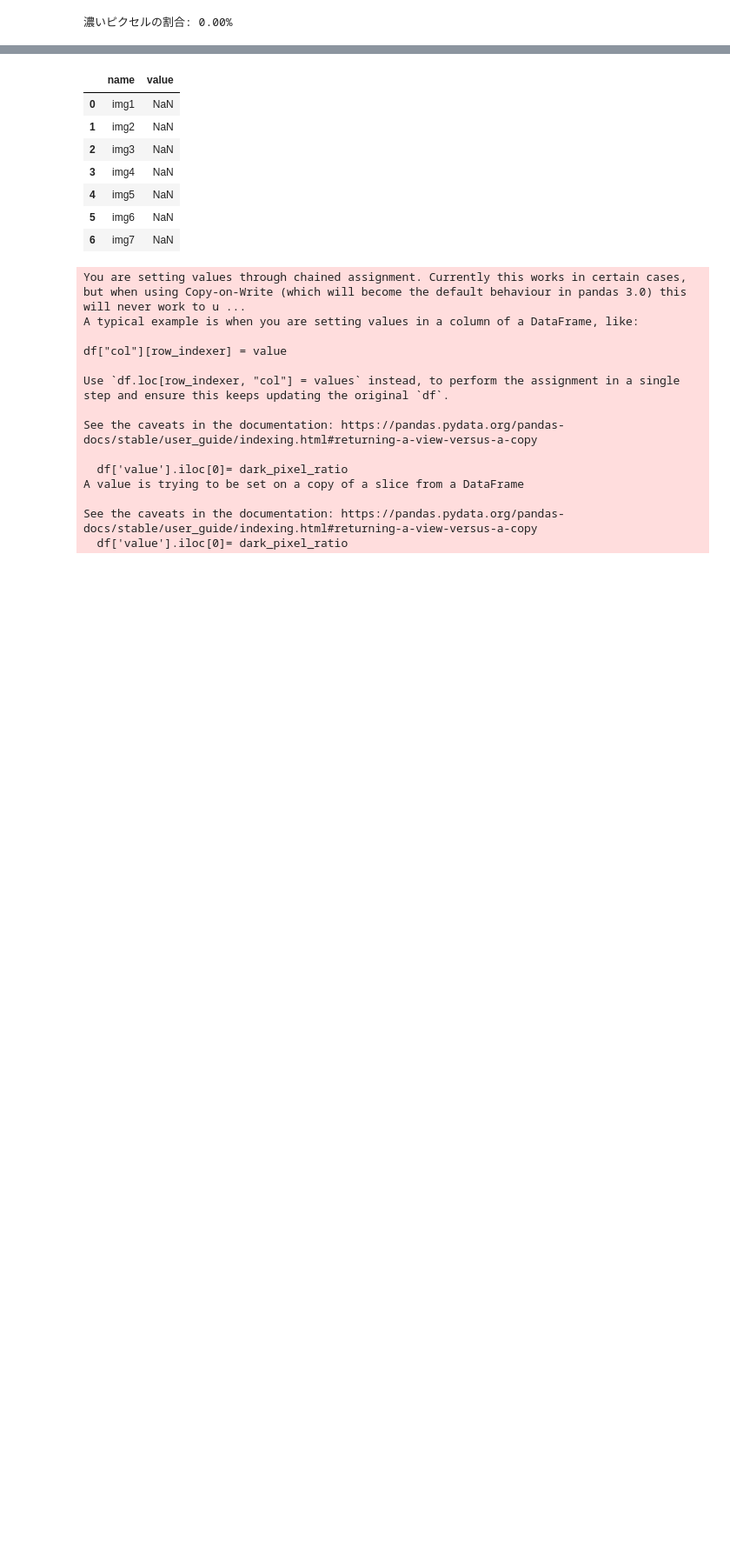
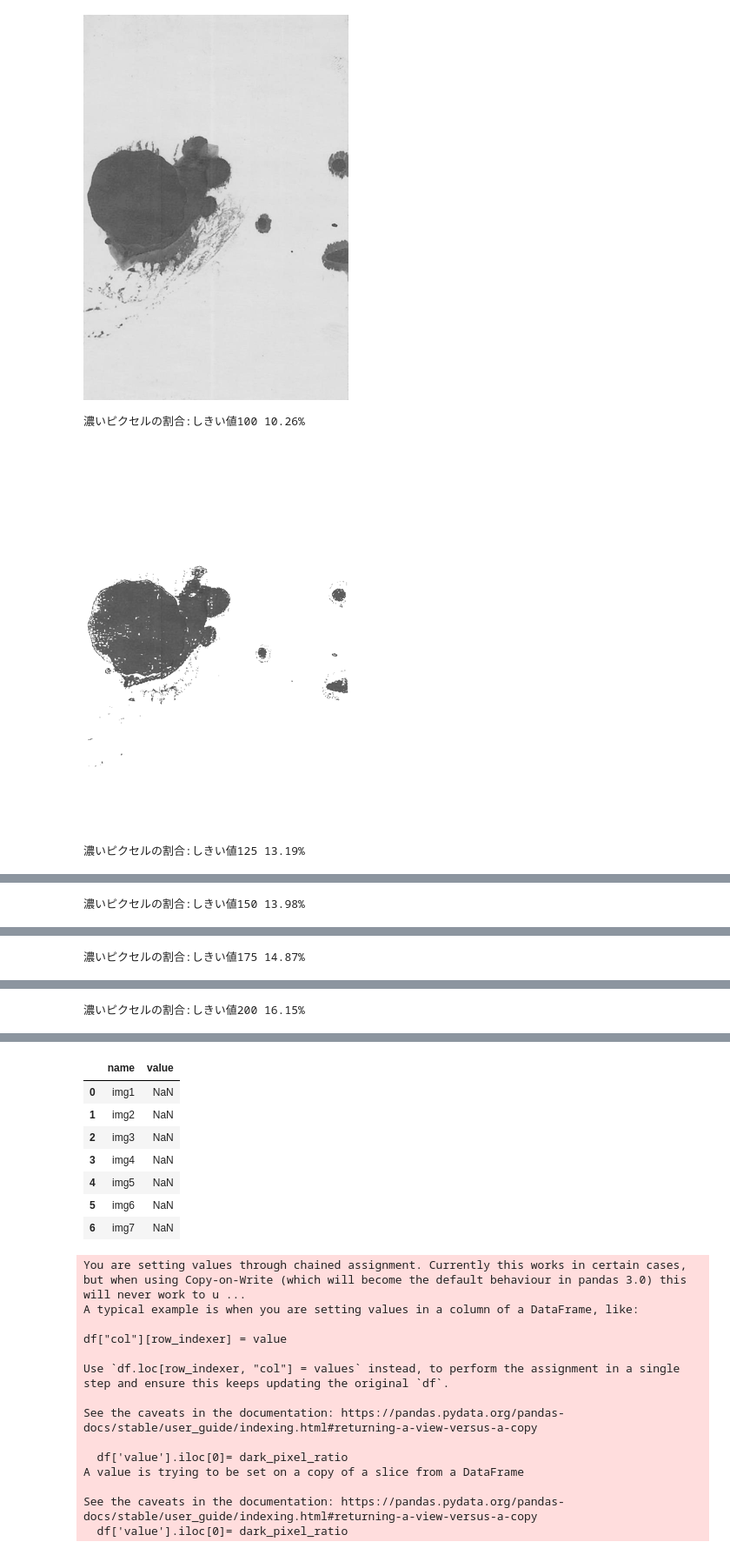
Before and after one commit to sindicum/codespaces-jupyter, a Jupyter notebook: notebooks/area-calcuration.ipynb, the cells around one changed output, grey strips where cells are left out. Shown at 87% size. Drawn from its saved outputs; the diff is of its cells as text; code cells hidden in the pictures; blank space fills up the shorter version.

```diff
--- a/notebooks/area-calcuration.ipynb
+++ b/notebooks/area-calcuration.ipynb
@@ -36,15 +22,47 @@ threshold_image.show()
-# %%
-
-
-# しきい値よりも濃い（暗い）ピクセルの数をカウント
-dark_pixels = np.sum(image_array <= threshold)
-
-# 全体のピクセル数を取得
-total_pixels = image_array.size
-
-# 濃いピクセルの割合を計算
-dark_pixel_ratio = dark_pixels / total_pixels
-
-print(f'濃いピクセルの割合: {dark_pixel_ratio:.2%}')
-# %% [output]
-濃いピクセルの割合: 0.00%
+# %%
+# 縮小して表示
+resize_percent = 0.5
+
+# オリジナル画像の表示
+new_height = int(originai_image_height * resize_percent)
+new_width = int(original_image_width * resize_percent)
+
+# サイズを変更
+resized_original_image = image.resize((new_width, new_height))
+resized_original_image.show()
+
+# しきい値を設定（しきい値の違いを比較）
+threshold_array =[100,125,150,175,200]
+
+resized_images = {}
+
+for idx,threshold in enumerate(threshold_array):
+
+    # 新しい画像を作成し、しきい値以下のピクセルのみを残し、他は255（白）に設定
+    threshold_image_array = np.where(image_array <= threshold, image_array, 255)
+    # numpy配列を画像に戻す
+    threshold_image = Image.fromarray(threshold_image_array)
+
+    dark_pixels = np.sum(threshold_image_array <= threshold)
+    # 全体のピクセル数を取得
+    total_pixels = threshold_image_array.size
+    # 濃いピクセルの割合を計算
+    dark_pixel_ratio = dark_pixels / total_pixels
+    print(f'濃いピクセルの割合:しきい値{threshold} {dark_pixel_ratio:.2%}')
+
+    image_width,image_height = threshold_image.size
+
+    # 新しいサイズをパーセンテージに基づいて計算
+    new_width = int(image_width * resize_percent)
+    new_height = int(image_height * resize_percent)
+
+    # サイズを変更して辞書に保存
+    resized_images[f'resized_image_{idx}'] = threshold_image.resize((new_width, new_height))
+
+    # 画像を表示
+    resized_images[f'resized_image_{idx}'].show()
+# %% [output]
+[figure, added]
+濃いピクセルの割合:しきい値100 10.26%
+[figure, added]
+濃いピクセルの割合:しきい値125 13.19%
@@ -50,0 +70 @@ print(f'濃いピクセルの割合: {dark_pixel_ratio:.2%}')
+濃いピクセルの割合:しきい値150 13.98%
@@ -50,0 +72 @@ print(f'濃いピクセルの割合: {dark_pixel_ratio:.2%}')
+濃いピクセルの割合:しきい値175 14.87%
@@ -50,0 +74 @@ print(f'濃いピクセルの割合: {dark_pixel_ratio:.2%}')
+濃いピクセルの割合:しきい値200 16.15%
```
Also changed, not shown: parts of 15 cells of this notebook, 5 other files.
